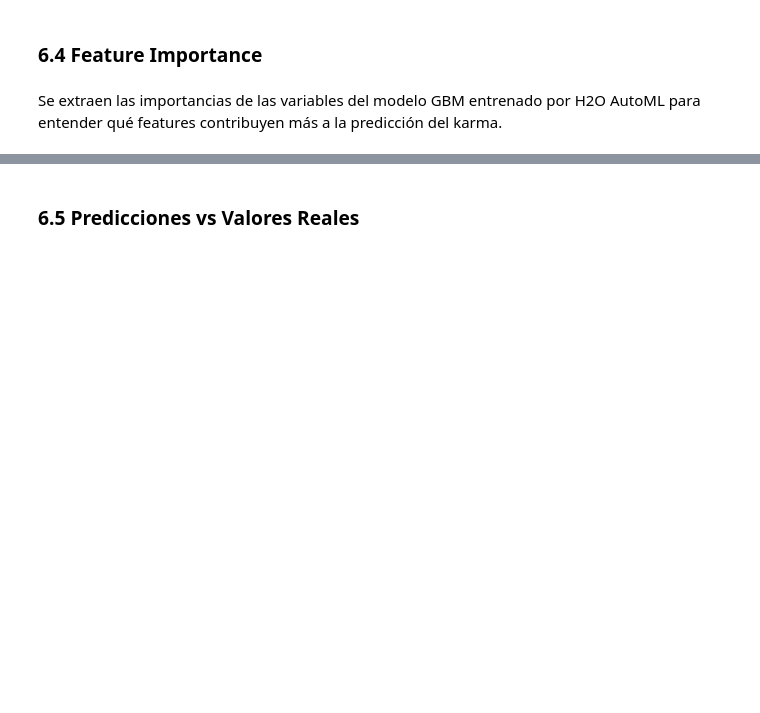
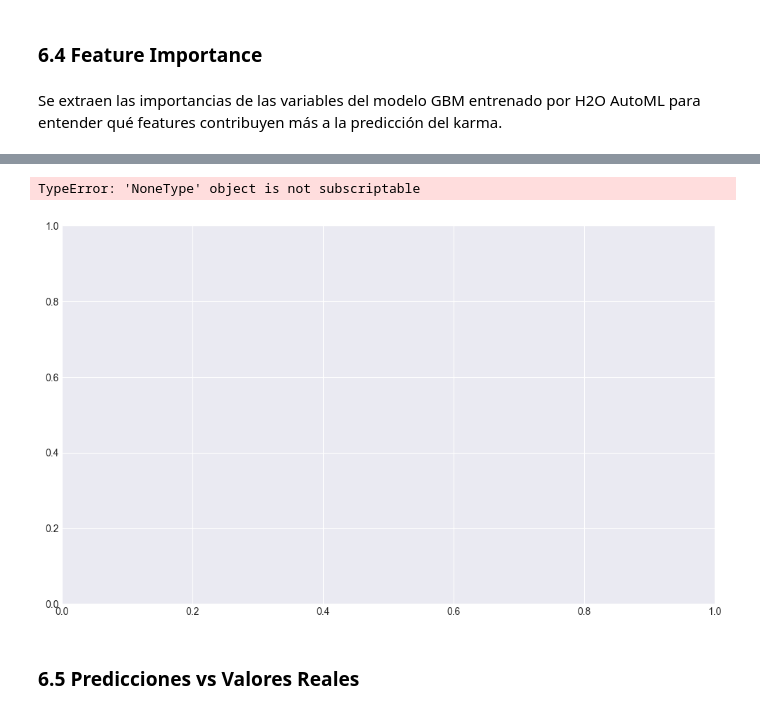
Before and after one commit to PaulinaIA/moltbook-safety, a Jupyter notebook: notebooks/pipeline.ipynb, the cells around one changed output, grey strips where cells are left out. Cells and saved outputs as stored; diff of their text form; code cells hidden in the pictures; blank space fills up the shorter version.

```diff
--- a/notebooks/pipeline.ipynb
+++ b/notebooks/pipeline.ipynb
@@ -402,8 +505,9 @@ Se utiliza **H2O AutoML** porque automatiza la selección y optimización de mod
 # %%
 from src.models.trainer import H2OTrainer, FEATURE_COLUMNS
 
-trainer = H2OTrainer(max_models=10,max_runtime_secs=300,)
+trainer = H2OTrainer(max_models=10, max_runtime_secs=300)
 print("Training H2O AutoML model...")
 print(f"Features: {FEATURE_COLUMNS}")
-results = trainer.train(data=features_df,target="karma",features=FEATURE_COLUMNS,)
+results = trainer.train(data=features_df, target="karma", features=FEATURE_COLUMNS)
 print(f"\nBest Model: {results['model_id']}")
+print(f"Samples after cleaning: {results.get('samples_after_cleaning', 'N/A')}")
@@ -512,12 +552,13 @@ shape: (10, 3)
 Se extraen las importancias de las variables del modelo GBM entrenado por H2O AutoML para entender qué features contribuyen más a la predicción del karma.
 # %%
 # Extraer variable importance del mejor modelo H2O
-varimp = trainer.best_model.varimp(use_pandas=True)
+varimp = trainer._model.varimp(use_pandas=True)
 
 fig, ax = plt.subplots(figsize=(12, 7))
-ax.barh(varimp['variable'][::-1], varimp['relative_importance'][::-1],color=plt.cm.RdYlGn(np.linspace(0.2, 0.8, len(varimp))))
+ax.barh(varimp['variable'][::-1], varimp['relative_importance'][::-1],
+        color=plt.cm.RdYlGn(np.linspace(0.2, 0.8, len(varimp))))
 ax.set_xlabel('Importancia Relativa')
-ax.set_title('Feature Importance — GBM Model')
+ax.set_title('Feature Importance - GBM Model')
 plt.tight_layout()
 plt.show()
 # %% [output]
@@ -525,3 +566,5 @@ AttributeError: 'H2OTrainer' object has no attribute 'best_model'
+TypeError: 'NoneType' object is not subscriptable
+[figure, added]
 # %% [markdown]
 ### 6.5 Predicciones vs Valores Reales
 # %% [markdown]
```
Also changed, not shown: parts of 44 cells of this notebook, 4 other files.
